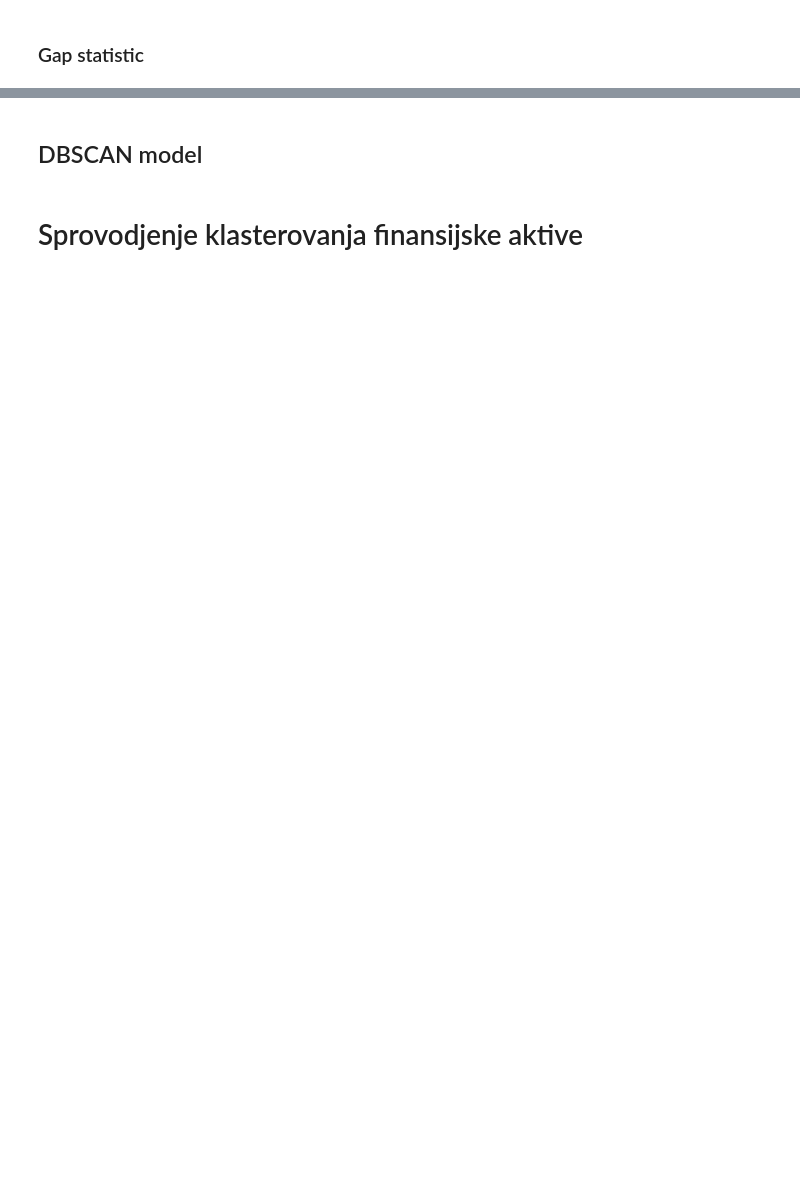
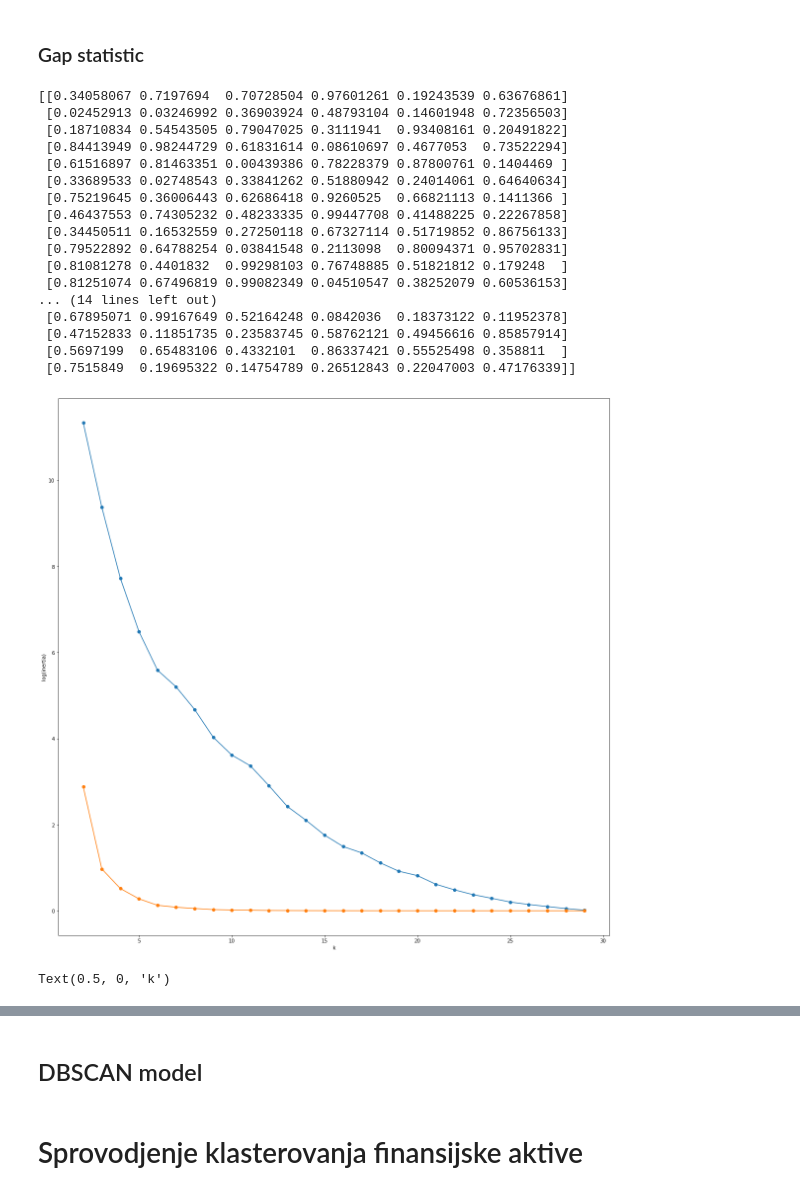
Before and after one commit to AI-PROJECTS-ORGANIZATION/Klasterovanje-finansijske-aktive, a Jupyter notebook: Klasterovanje finansijske aktive.ipynb, the cells around one changed output, grey strips where cells are left out. Drawn from its saved outputs; the diff is of its cells as text; code cells hidden in the pictures; blank space fills up the shorter version.

```diff
--- a/Klasterovanje finansijske aktive.ipynb
+++ b/Klasterovanje finansijske aktive.ipynb
@@ -313,2 +314,53 @@ Za  29  klastera koeficijent siluete iznosi : 0.05868992057685276
 # %% [markdown]
 ### Gap statistic
+# %%
+#RAD SA PSEUDO SLUCAJNIM BROJEVIMA, A NE SA SLUCAJNIM BROJEVIMA
+reference_inertia = []
+ondata_inertia = []
+randomReference  = np.random.rand(*dnevni_portfolio_scaled.shape)
+print(randomReference)
+
+K = range(2,len(portfolio_tickers))
+for k in K:
+    km = KMeans(n_clusters=k)
+    km = km.fit(dnevni_portfolio_scaled)
+    ondata_inertia.append(km.inertia_)
+
+    km = KMeans(n_clusters=k)
+    km = km.fit(randomReference)
+    reference_inertia.append(km.inertia_)
+
+
+
+gap = np.log(reference_inertia)-np.log(ondata_inertia)
+plt.plot(range(2,len(portfolio_tickers)), reference_inertia,
+         '-o', label='reference')
+plt.plot(range(2,len(portfolio_tickers)), ondata_inertia,
+         '-o', label='data')
+plt.xlabel('k')
+plt.ylabel('log(inertia)')
+plt.show()
+
+plt.plot(range(2,len(portfolio_tickers)), gap, '-o')
+plt.ylabel('gap')
+plt.xlabel('k')
+# %% [output]
+[[0.34058067 0.7197694  0.70728504 0.97601261 0.19243539 0.63676861]
+ [0.02452913 0.03246992 0.36903924 0.48793104 0.14601948 0.72356503]
+ [0.18710834 0.54543505 0.79047025 0.3111941  0.93408161 0.20491822]
+ [0.84413949 0.98244729 0.61831614 0.08610697 0.4677053  0.73522294]
+ [0.61516897 0.81463351 0.00439386 0.78228379 0.87800761 0.1404469 ]
+ [0.33689533 0.02748543 0.33841262 0.51880942 0.24014061 0.64640634]
+ [0.75219645 0.36006443 0.62686418 0.9260525  0.66821113 0.1411366 ]
+ [0.46437553 0.74305232 0.48233335 0.99447708 0.41488225 0.22267858]
+ [0.34450511 0.16532559 0.27250118 0.67327114 0.51719852 0.86756133]
+ [0.79522892 0.64788254 0.03841548 0.2113098  0.80094371 0.95702831]
+ [0.81081278 0.4401832  0.99298103 0.76748885 0.51821812 0.179248  ]
+ [0.81251074 0.67496819 0.99082349 0.04510547 0.38252079 0.60536153]
+... (14 lines left out)
+ [0.67895071 0.99167649 0.52164248 0.0842036  0.18373122 0.11952378]
+ [0.47152833 0.11851735 0.23583745 0.58762121 0.49456616 0.85857914]
+ [0.5697199  0.65483106 0.4332101  0.86337421 0.55525498 0.358811  ]
+ [0.7515849  0.19695322 0.14754789 0.26512843 0.22047003 0.47176339]]
+[figure, added]
+Text(0.5, 0, 'k')
```
Also changed, not shown: parts of 10 cells of this notebook.
